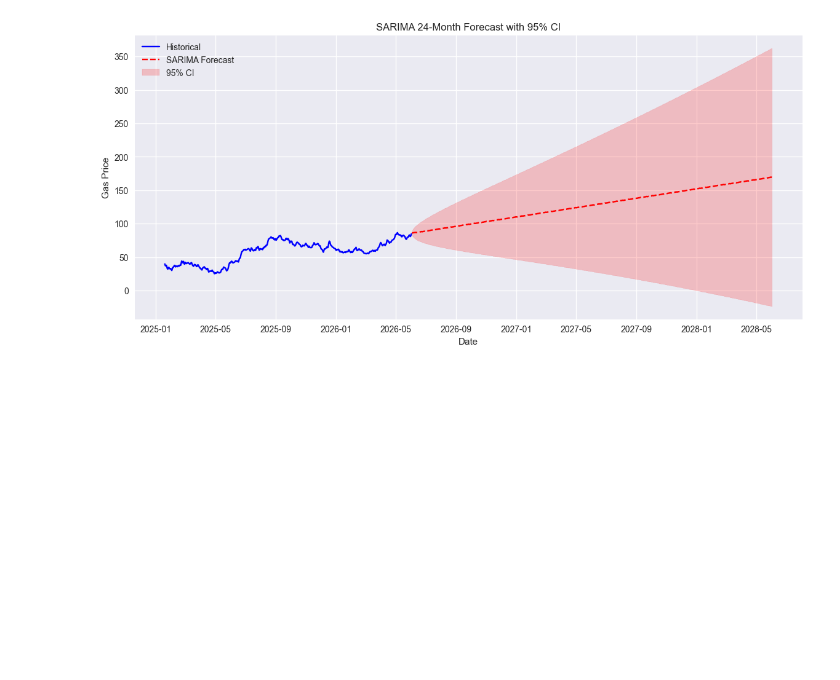
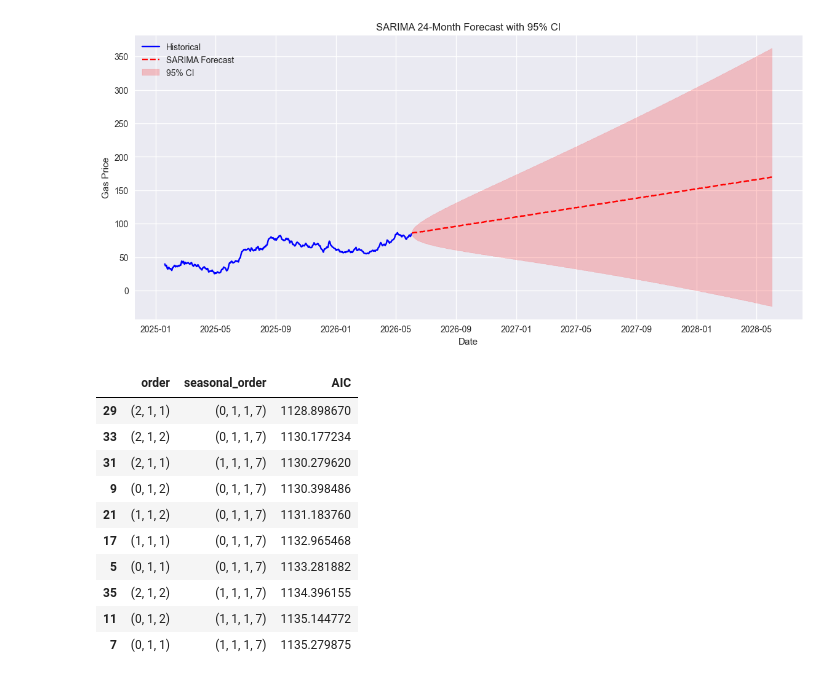
Before and after one commit to Revanth214214/gas_prices_forecasting, a Jupyter notebook: notebooks/04_sarimax.ipynb, the cells around one changed output. Cells and saved outputs as stored; diff of their text form; code cells hidden in the pictures; blank space fills up the shorter version.

Commit message:
finished all models hp tunings

```diff
--- a/notebooks/04_sarimax.ipynb
+++ b/notebooks/04_sarimax.ipynb
@@ -259,3 +256,50 @@ def plot_sarima_future(df, forecast_df):
 plot_sarima_future(df, sarima_future_forecast)
 # %% [output]
 [figure]
+# %%
+#tuning using aic grid s=1 and s=7 seasonality check
+import itertools
+def sarima_grid_search(train, seasonal_periods=[1, 7]):
+    p = d = q = range(0, 3)   # 0,1,2
+    P = D = Q = range(0, 2)   # 0,1
+
+    results = []
+
+    for s in seasonal_periods:
+        for order in itertools.product(p, [1], q):
+            for seasonal_order in itertools.product(P, [1], Q):
+                try:
+                    model = SARIMAX(
+                        train,
+                        order=order,
+                        seasonal_order=(seasonal_order[0], seasonal_order[1], seasonal_order[2], s),
+                        enforce_stationarity=False,
+                        enforce_invertibility=False
+                    )
+                    fit = model.fit(disp=False)
+                    results.append([
+                        order,
+                        (seasonal_order[0], seasonal_order[1], seasonal_order[2], s),
+                        fit.aic
+                    ])
+                except:
+                    continue
+
+    results_df = pd.DataFrame(results, columns=["order", "seasonal_order", "AIC"])
+    return results_df.sort_values("AIC")
+# %%
+#fetch best results
+sarima_results = sarima_grid_search(train_df["daily price"])
+sarima_results.head(10)
+# %% [output]
+|  | order | seasonal_order | AIC |
+| 29 | (2, 1, 1) | (0, 1, 1, 7) | 1128.898670 |
+| 33 | (2, 1, 2) | (0, 1, 1, 7) | 1130.177234 |
+| 31 | (2, 1, 1) | (1, 1, 1, 7) | 1130.279620 |
+| 9 | (0, 1, 2) | (0, 1, 1, 7) | 1130.398486 |
+| 21 | (1, 1, 2) | (0, 1, 1, 7) | 1131.183760 |
+| 17 | (1, 1, 1) | (0, 1, 1, 7) | 1132.965468 |
+| 5 | (0, 1, 1) | (0, 1, 1, 7) | 1133.281882 |
+| 35 | (2, 1, 2) | (1, 1, 1, 7) | 1134.396155 |
+| 11 | (0, 1, 2) | (1, 1, 1, 7) | 1135.144772 |
+| 7 | (0, 1, 1) | (1, 1, 1, 7) | 1135.279875 |
```
Also changed, not shown: parts of 11 cells of this notebook, 3 other files.
